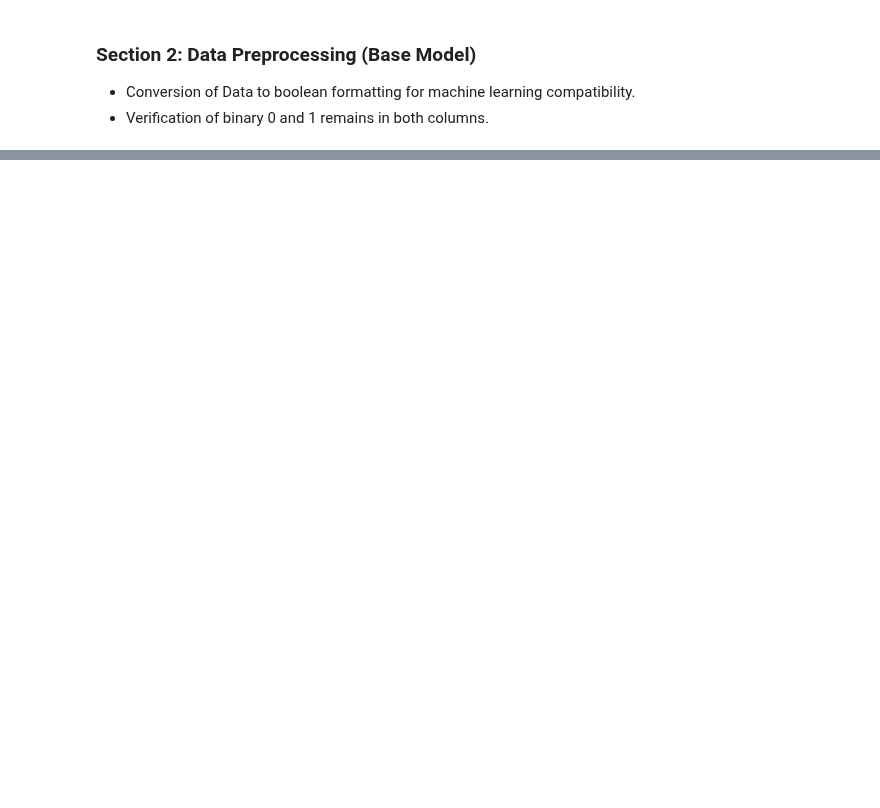
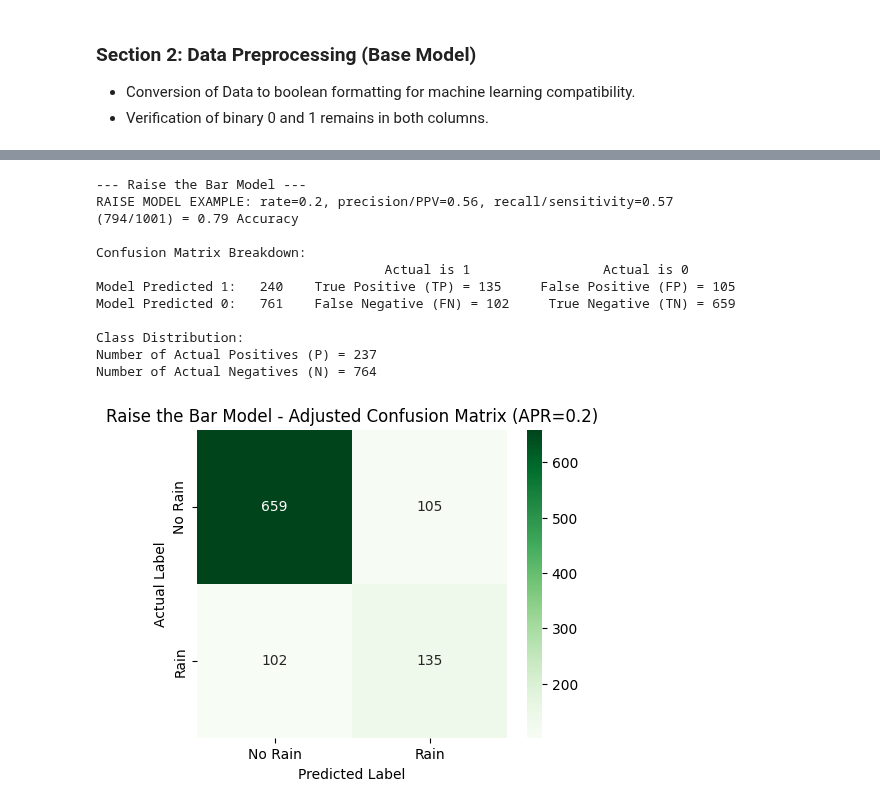
Before and after one commit to Data-Git-Hub/applied-ml-data-git-hub, a Jupyter notebook: D3/D3_ECP.ipynb, the cells around one changed output, grey strips where cells are left out. Drawn from its saved outputs; the diff is of its cells as text; code cells hidden in the pictures; blank space fills up the shorter version.

```diff
--- a/D3/D3_ECP.ipynb
+++ b/D3/D3_ECP.ipynb
@@ -254,0 +315,76 @@ First ten rows of preprocessed dataset:
+# %%
+# Define APR (Choose one: 0.1, 0.2, or 0.3)
+APR = 0.2  # Example: Set your adjusted APR for the Raise Model
+
+# Generate the original confusion matrix
+cm_base = confusion_matrix(df["Actual"], df["Predicted"])
+
+# Extract individual values
+TN, FP, FN, TP = cm_base.ravel()
+
+# Compute a 10% increase in TP
+increase_tp = int(TP * 0.3)
+
+# Ensure we don't exceed total data count
+TP_r = TP + increase_tp
+total_cases = TP + FP + FN + TN
+
+# Distribute the reduction equally among FP, FN, TN
+reduction_amount = increase_tp  # Since we are moving positive cases down, we reduce negatives
+reduction_each = reduction_amount // 3  # Split reduction across FP, FN, TN
+
+# Adjust values ensuring no negatives
+FP_r = max(FP - reduction_each, 0)
+FN_r = max(FN - reduction_each, 0)
+TN_r = max(TN - reduction_each, 0)
+
+# Ensure total cases remain the same
+adjusted_total = TP_r + FP_r + FN_r + TN_r
+if adjusted_total < total_cases:
+    TN_r += (total_cases - adjusted_total)  # Adjust for rounding errors
+
+# New confusion matrix for Raise the Bar Model
+cm_raise = np.array([[TN_r, FP_r], [FN_r, TP_r]])
+
+# Compute new metrics
+accuracy_r = (TP_r + TN_r) / (TP_r + TN_r + FP_r + FN_r)
+precision_r = TP_r / (TP_r + FP_r) if (TP_r + FP_r) != 0 else 0
+recall_r = TP_r / (TP_r + FN_r) if (TP_r + FN_r) != 0 else 0
+
+# Calculate total actual positives and negatives
+P_r = TP_r + FN_r  # Number of actual rainy days
+N_r = TN_r + FP_r  # Number of actual non-rainy days
+
+# Print the results in the required format
+print("\n--- Raise the Bar Model ---")
+print(f"RAISE MODEL EXAMPLE: rate={APR}, precision/PPV={precision_r:.2f}, recall/sensitivity={recall_r:.2f}")
+print(f"({TP_r + TN_r}/{TP_r + TN_r + FP_r + FN_r}) = {accuracy_r:.2f} Accuracy")
+print("\nConfusion Matrix Breakdown:")
+print(f"                                     Actual is 1                 Actual is 0")
+print(f"Model Predicted 1:   {TP_r + FP_r}    True Positive (TP) = {TP_r}     False Positive (FP) = {FP_r}")
+print(f"Model Predicted 0:   {FN_r + TN_r}    False Negative (FN) = {FN_r}     True Negative (TN) = {TN_r}")
+print("\nClass Distribution:")
+print(f"Number of Actual Positives (P) = {P_r}")
+print(f"Number of Actual Negatives (N) = {N_r}")
+
+# Visualize the Confusion Matrix
+plt.figure(figsize=(5,4))
+sns.heatmap(cm_raise, annot=True, fmt="d", cmap="Greens", xticklabels=["No Rain", "Rain"], yticklabels=["No Rain", "Rain"])
+plt.xlabel("Predicted Label")
+plt.ylabel("Actual Label")
+plt.title(f"Raise the Bar Model - Adjusted Confusion Matrix (APR={APR})")
+plt.show()
+# %% [output]
+--- Raise the Bar Model ---
+RAISE MODEL EXAMPLE: rate=0.2, precision/PPV=0.56, recall/sensitivity=0.57
+(794/1001) = 0.79 Accuracy
+
+Confusion Matrix Breakdown:
+                                     Actual is 1                 Actual is 0
+Model Predicted 1:   240    True Positive (TP) = 135     False Positive (FP) = 105
+Model Predicted 0:   761    False Negative (FN) = 102     True Negative (TN) = 659
+
+Class Distribution:
+Number of Actual Positives (P) = 237
+Number of Actual Negatives (N) = 764
+[figure, added]
```
Also changed, not shown: parts of 9 cells of this notebook, 1 other file.
